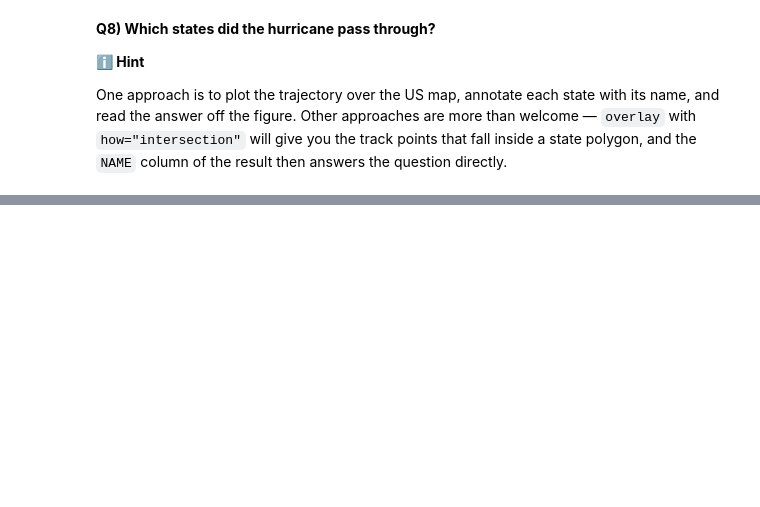
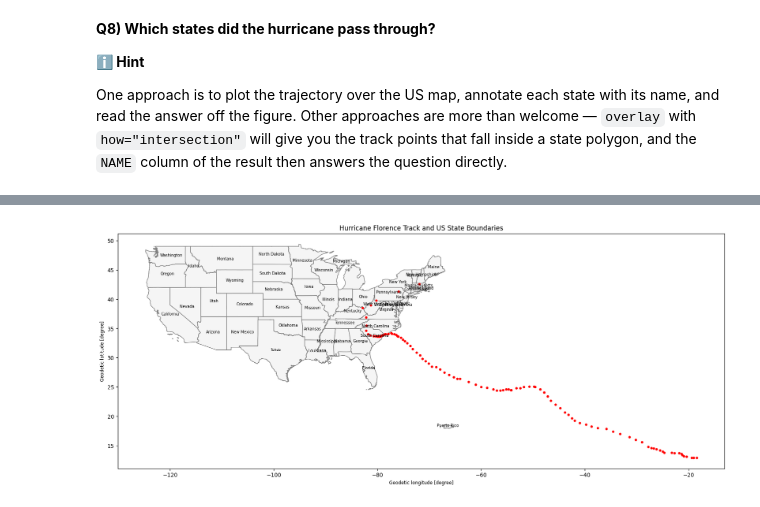
Before and after one commit to spatialjim1/2026_Intro_Python, a Jupyter notebook: live/part-I/1.6-geospatial-vector-data-environmental-exercises.ipynb, the cells around one changed output, grey strips where cells are left out. Saved outputs shown, nothing was run; the diff lists cells and outputs as text; code cells hidden in the pictures; blank space fills up the shorter version.

```diff
--- a/live/part-I/1.6-geospatial-vector-data-environmental-exercises.ipynb
+++ b/live/part-I/1.6-geospatial-vector-data-environmental-exercises.ipynb
@@ -224,0 +260,31 @@ read the answer off the figure. Other approaches are more than welcome — `over
+# %%
+# Plotting and labelling the States
+fig, ax = plt.subplots(figsize=(20, 14))
+
+country_mainland.plot(
+    ax=ax,
+    color="whitesmoke",
+    edgecolor="grey"
+)
+
+# Label each state
+for _, state in country_mainland.iterrows():
+    point = state.geometry.representative_point()
+    ax.annotate(
+        state["NAME"],
+        (point.x, point.y),
+        fontsize=7,
+        ha="center"
+    )
+
+# Highlight the hurricane track
+gdf_florence.plot(
+    ax=ax,
+    color="red",
+    markersize=12
+)
+
+ax.set_title("Hurricane Florence Track and US State Boundaries")
+plt.show()
+# %% [output]
+[figure, added]
```
Also changed, not shown: parts of 4 cells of this notebook.
